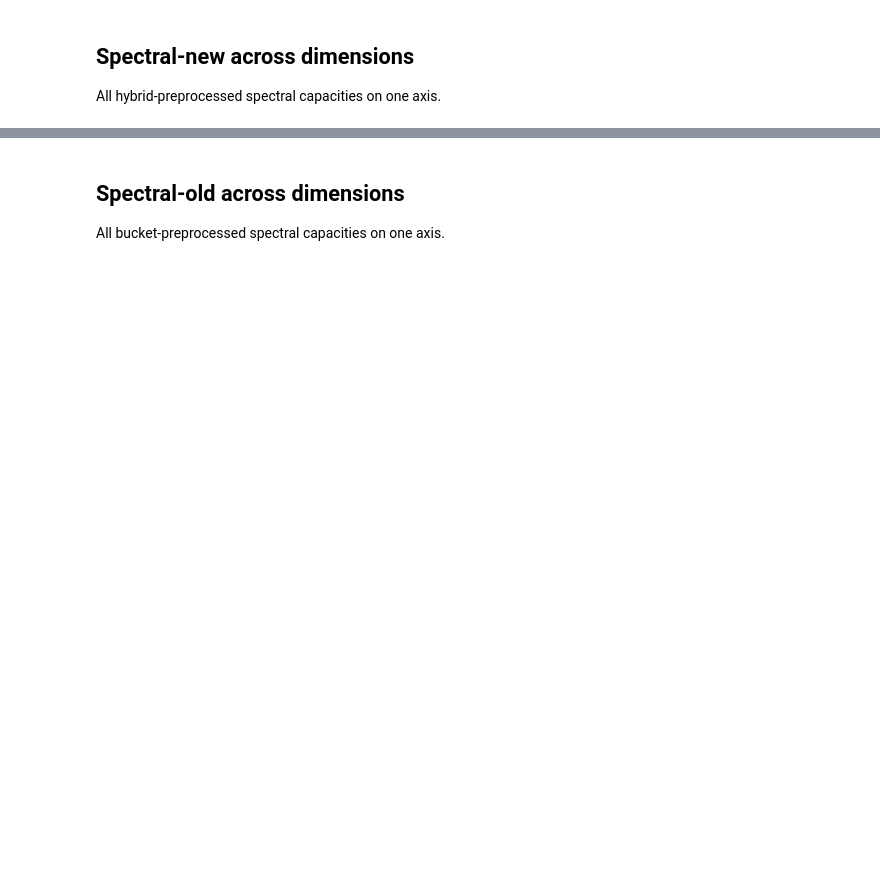
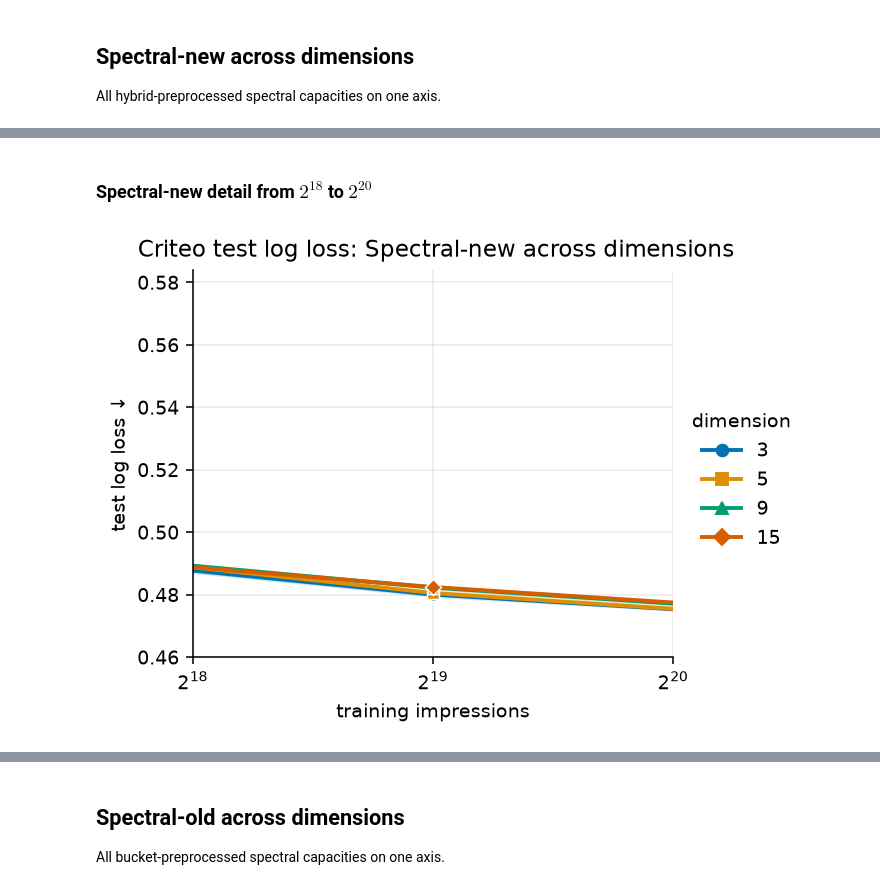
Before and after one commit to alexshtf/spectral_neuron_paper, a Jupyter notebook: notebooks/criteo_scaling.ipynb, the cells around one changed output, grey strips where cells are left out. Saved outputs shown, nothing was run; the diff lists cells and outputs as text; code cells hidden in the pictures; blank space fills up the shorter version.

```diff
--- a/notebooks/criteo_scaling.ipynb
+++ b/notebooks/criteo_scaling.ipynb
@@ -123,0 +128,11 @@ plot_criteo_spectral_dimensions(
+# %% [markdown]
+### Spectral-new detail from $2^{18}$ to $2^{20}$
+# %%
+plot_criteo_spectral_dimensions(
+    selected,
+    "spectral-new",
+    metric=metric,
+    xlim=(2**18, 2**20),
+);
+# %% [output]
+[figure, added]
```
Also changed, not shown: parts of 10 cells of this notebook, 6 other files.
